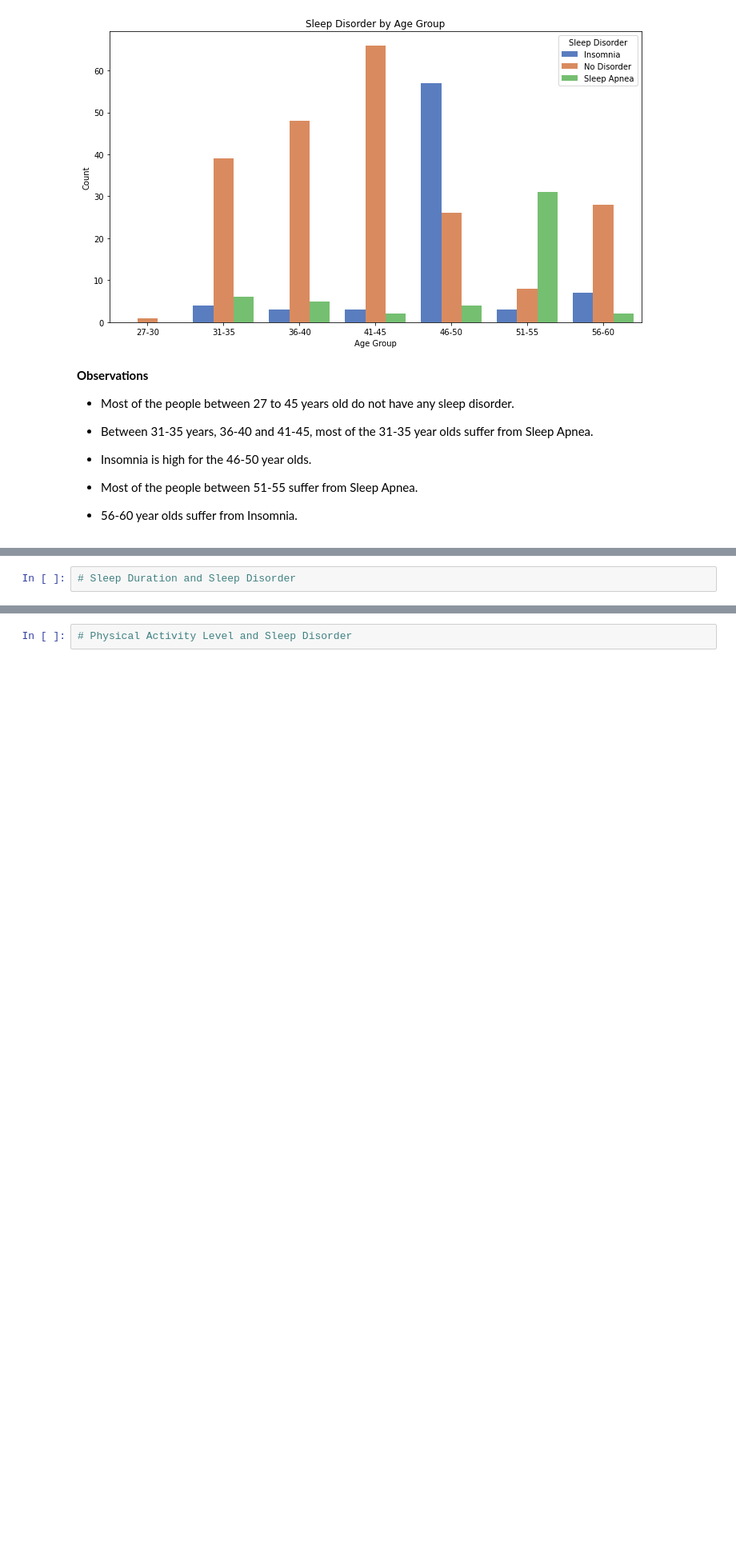
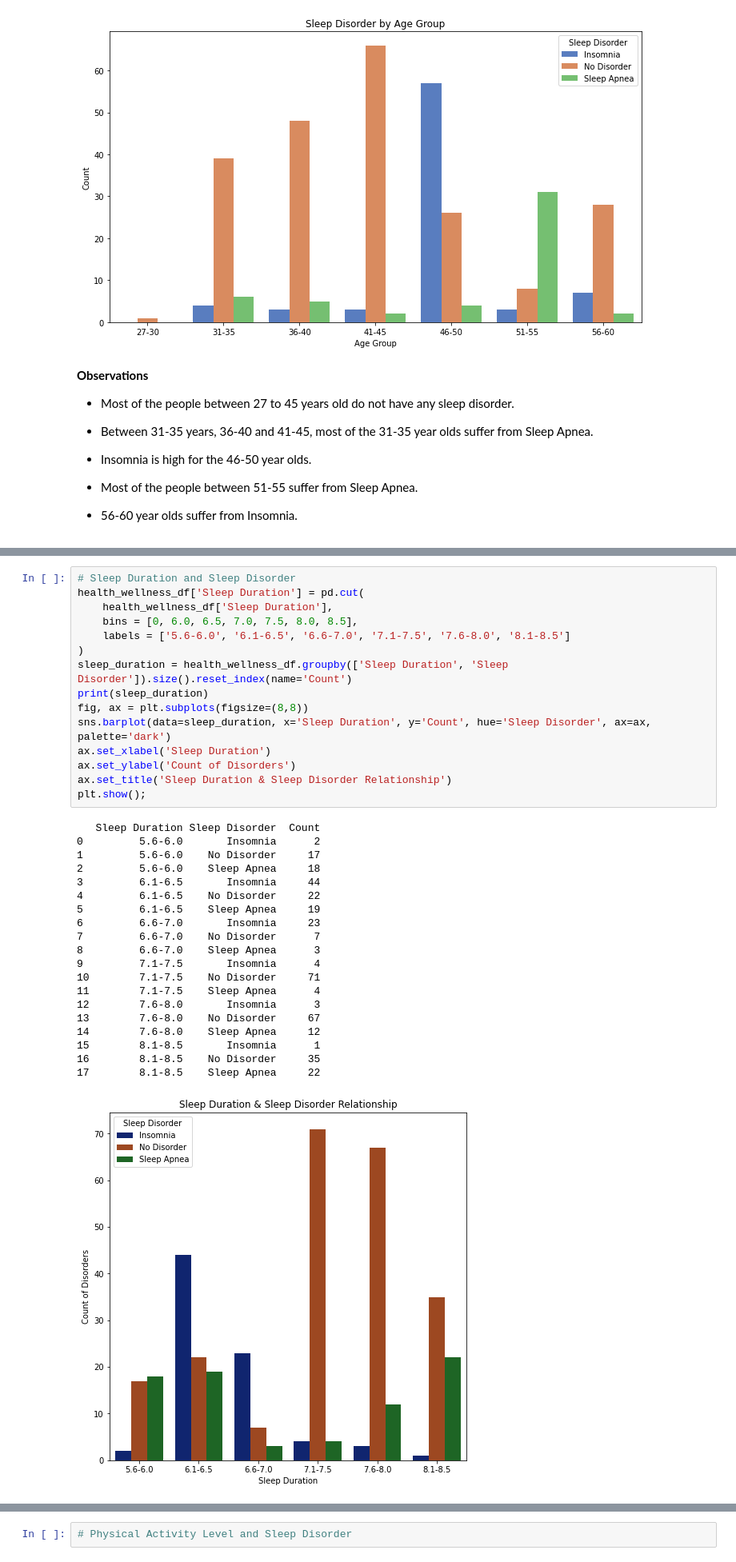
Before and after one commit to jgatharia/Health_and_Sleep_Relation_Project, a Jupyter notebook: health_and_wellness.ipynb, the cells around one changed output, grey strips where cells are left out. Shown at 80% size. Drawn from its saved outputs; the diff is of its cells as text; blank space fills up the shorter version.

```diff
--- a/health_and_wellness.ipynb
+++ b/health_and_wellness.ipynb
@@ -348,2 +365,36 @@ plt.show()
 # %%
 # Sleep Duration and Sleep Disorder
+health_wellness_df['Sleep Duration'] = pd.cut(
+    health_wellness_df['Sleep Duration'],
+    bins = [0, 6.0, 6.5, 7.0, 7.5, 8.0, 8.5],
+    labels = ['5.6-6.0', '6.1-6.5', '6.6-7.0', '7.1-7.5', '7.6-8.0', '8.1-8.5']
+)
+sleep_duration = health_wellness_df.groupby(['Sleep Duration', 'Sleep Disorder']).size().reset_index(name='Count')
+print(sleep_duration)
+fig, ax = plt.subplots(figsize=(8,8))
+sns.barplot(data=sleep_duration, x='Sleep Duration', y='Count', hue='Sleep Disorder', ax=ax, palette='dark')
+ax.set_xlabel('Sleep Duration')
+ax.set_ylabel('Count of Disorders')
+ax.set_title('Sleep Duration & Sleep Disorder Relationship')
+plt.show();
+# %% [output]
+   Sleep Duration Sleep Disorder  Count
+0         5.6-6.0       Insomnia      2
+1         5.6-6.0    No Disorder     17
+2         5.6-6.0    Sleep Apnea     18
+3         6.1-6.5       Insomnia     44
+4         6.1-6.5    No Disorder     22
+5         6.1-6.5    Sleep Apnea     19
+6         6.6-7.0       Insomnia     23
+7         6.6-7.0    No Disorder      7
+8         6.6-7.0    Sleep Apnea      3
+9         7.1-7.5       Insomnia      4
+10        7.1-7.5    No Disorder     71
+11        7.1-7.5    Sleep Apnea      4
+12        7.6-8.0       Insomnia      3
+13        7.6-8.0    No Disorder     67
+14        7.6-8.0    Sleep Apnea     12
+15        8.1-8.5       Insomnia      1
+16        8.1-8.5    No Disorder     35
+17        8.1-8.5    Sleep Apnea     22
+[figure, added]
```
Also changed, not shown: parts of 6 cells of this notebook.
